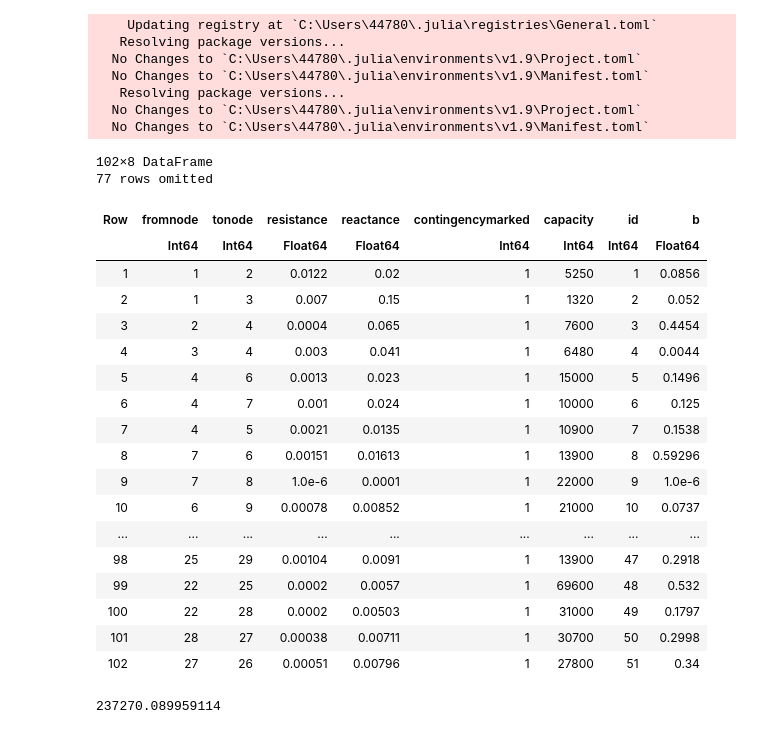
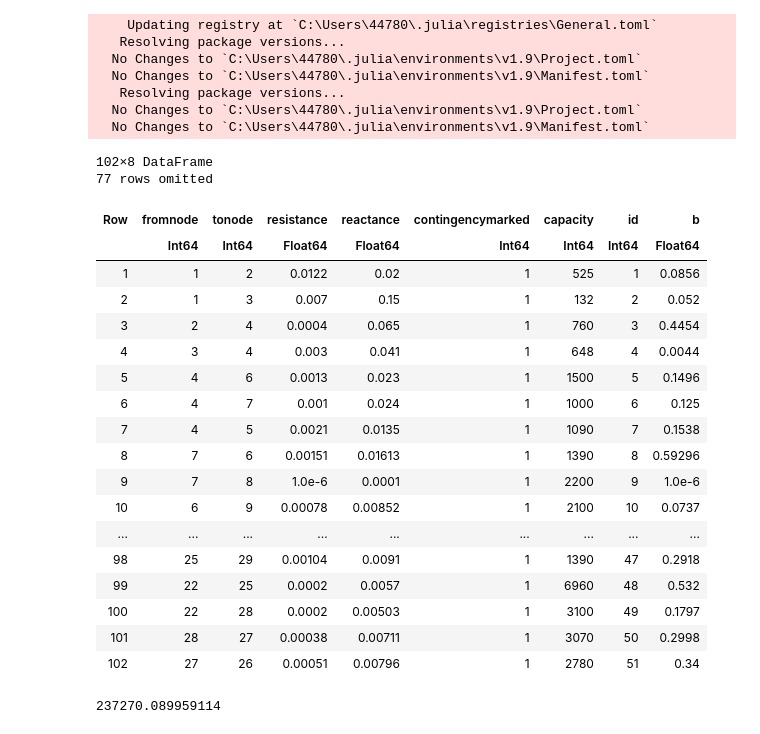
Before and after one commit to salbert-antwi/power-systems-optimization, a Jupyter notebook: Notebooks/MarketModelling_Attempt.ipynb, the cells around one changed output. Saved outputs shown, nothing was run; the diff lists cells and outputs as text; code cells hidden in the pictures.

```diff
--- a/Notebooks/MarketModelling_Attempt.ipynb
+++ b/Notebooks/MarketModelling_Attempt.ipynb
@@ -27,50 +27,50 @@ for f in [gens, lines, loads]
     rename!(f,lowercase.(names(f)))
 end
 
 # create generator ids #changed to read columns rather than rows
 gens.id = 1:nrow(gens);
 
 # create line ids
 lines.id = 1:nrow(lines);
 # add set of rows for reverse direction with same parameters
 
 lines2 = copy(lines)
 lines2.f = lines2.fromnode
 lines2.fromnode = lines.tonode
 lines2.tonode = lines.fromnode
 lines2 = lines2[:,names(lines)]
 append!(lines,lines2)
 
-lines.capacity = 10*lines.capacity
+#lines.capacity = 1lines.capacity
 # calculate simple susceptance, ignoring resistance as earlier
 #lines.b = 1 ./ lines.reactance
 
 # keep only a single time period
 #loads = loads[:,["connnode","interval-1_load"]]
 #rename!(loads,"interval-1_load" => "demand");
 
 lines
 # %% [output]
 102×8 DataFrame
 77 rows omitted
 | Row | fromnode | tonode | resistance | reactance | contingencymarked | capacity | id | b |
 |  | Int64 | Int64 | Float64 | Float64 | Int64 | Int64 | Int64 | Float64 |
-| 1 | 1 | 2 | 0.0122 | 0.02 | 1 | 5250 | 1 | 0.0856 |
-| 2 | 1 | 3 | 0.007 | 0.15 | 1 | 1320 | 2 | 0.052 |
-| 3 | 2 | 4 | 0.0004 | 0.065 | 1 | 7600 | 3 | 0.4454 |
-| 4 | 3 | 4 | 0.003 | 0.041 | 1 | 6480 | 4 | 0.0044 |
-| 5 | 4 | 6 | 0.0013 | 0.023 | 1 | 15000 | 5 | 0.1496 |
-| 6 | 4 | 7 | 0.001 | 0.024 | 1 | 10000 | 6 | 0.125 |
-| 7 | 4 | 5 | 0.0021 | 0.0135 | 1 | 10900 | 7 | 0.1538 |
-| 8 | 7 | 6 | 0.00151 | 0.01613 | 1 | 13900 | 8 | 0.59296 |
-| 9 | 7 | 8 | 1.0e-6 | 0.0001 | 1 | 22000 | 9 | 1.0e-6 |
-| 10 | 6 | 9 | 0.00078 | 0.00852 | 1 | 21000 | 10 | 0.0737 |
+| 1 | 1 | 2 | 0.0122 | 0.02 | 1 | 525 | 1 | 0.0856 |
+| 2 | 1 | 3 | 0.007 | 0.15 | 1 | 132 | 2 | 0.052 |
+| 3 | 2 | 4 | 0.0004 | 0.065 | 1 | 760 | 3 | 0.4454 |
+| 4 | 3 | 4 | 0.003 | 0.041 | 1 | 648 | 4 | 0.0044 |
+| 5 | 4 | 6 | 0.0013 | 0.023 | 1 | 1500 | 5 | 0.1496 |
+| 6 | 4 | 7 | 0.001 | 0.024 | 1 | 1000 | 6 | 0.125 |
+| 7 | 4 | 5 | 0.0021 | 0.0135 | 1 | 1090 | 7 | 0.1538 |
+| 8 | 7 | 6 | 0.00151 | 0.01613 | 1 | 1390 | 8 | 0.59296 |
+| 9 | 7 | 8 | 1.0e-6 | 0.0001 | 1 | 2200 | 9 | 1.0e-6 |
+| 10 | 6 | 9 | 0.00078 | 0.00852 | 1 | 2100 | 10 | 0.0737 |
 | ... | ... | ... | ... | ... | ... | ... | ... | ... |
-| 98 | 25 | 29 | 0.00104 | 0.0091 | 1 | 13900 | 47 | 0.2918 |
-| 99 | 22 | 25 | 0.0002 | 0.0057 | 1 | 69600 | 48 | 0.532 |
-| 100 | 22 | 28 | 0.0002 | 0.00503 | 1 | 31000 | 49 | 0.1797 |
-| 101 | 28 | 27 | 0.00038 | 0.00711 | 1 | 30700 | 50 | 0.2998 |
-| 102 | 27 | 26 | 0.00051 | 0.00796 | 1 | 27800 | 51 | 0.34 |
+| 98 | 25 | 29 | 0.00104 | 0.0091 | 1 | 1390 | 47 | 0.2918 |
+| 99 | 22 | 25 | 0.0002 | 0.0057 | 1 | 6960 | 48 | 0.532 |
+| 100 | 22 | 28 | 0.0002 | 0.00503 | 1 | 3100 | 49 | 0.1797 |
+| 101 | 28 | 27 | 0.00038 | 0.00711 | 1 | 3070 | 50 | 0.2998 |
+| 102 | 27 | 26 | 0.00051 | 0.00796 | 1 | 2780 | 51 | 0.34 |
 # %%
 sum(gens.pgmax)
 # %% [output]
```
Also changed, not shown: parts of 7 cells of this notebook, 1 other file.
